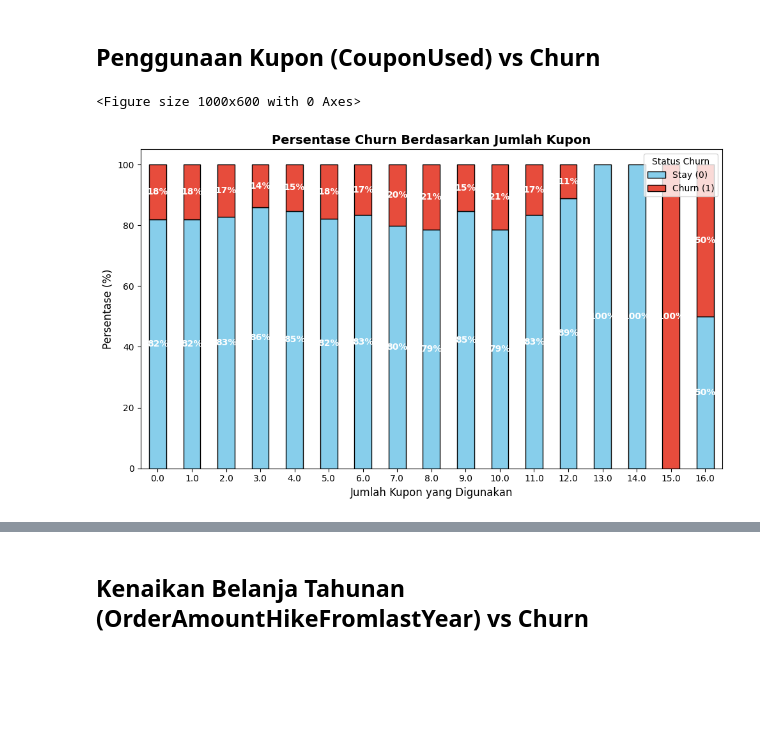
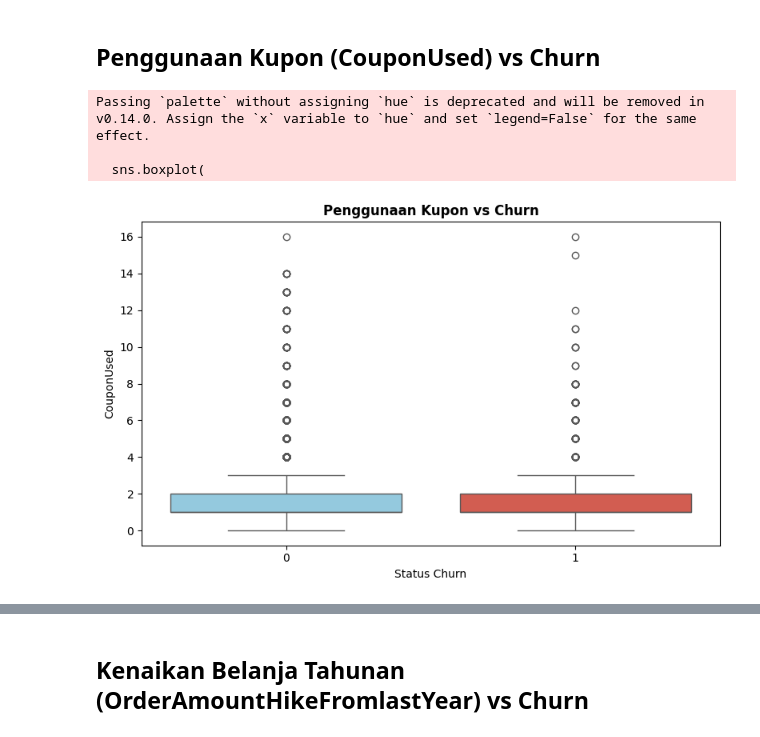
Before and after one commit to FarhanBud/ecommerce-customer-churn-prediciton-finpro, a Jupyter notebook: ECommerceChurn-Finpro.ipynb, the cells around one changed output, grey strips where cells are left out. Drawn from its saved outputs; the diff is of its cells as text; code cells hidden in the pictures; blank space fills up the shorter version.

```diff
--- a/ECommerceChurn-Finpro.ipynb
+++ b/ECommerceChurn-Finpro.ipynb
@@ -1029,32 +998,21 @@ Grafik memperlihatkan bahwa sebagian besar pelanggan memiliki 3 hingga 4 perangk
 # %% [markdown]
 ## Penggunaan Kupon (CouponUsed) vs Churn
 # %%
-plt.figure(figsize=(10, 6))
+plt.figure(figsize=(8, 5))
 
-ct = pd.crosstab(df['CouponUsed'], df['Churn'], normalize='index') * 100
+sns.boxplot(
+    x='Churn',
+    y='CouponUsed',
+    data=df,
+    palette={'0': 'skyblue', '1': '#e74c3c'}
+)
 
-ax = ct.plot(kind='bar', stacked=True, color=['skyblue', '#e74c3c'], figsize=(10,6), edgecolor='black')
-
-plt.title('Persentase Churn Berdasarkan Jumlah Kupon', fontweight='bold', fontsize=14)
-plt.xlabel('Jumlah Kupon yang Digunakan', fontsize=12)
-plt.ylabel('Persentase (%)', fontsize=12)
-plt.legend(title='Status Churn', labels=['Stay (0)', 'Churn (1)'], loc='upper right')
-plt.xticks(rotation=0)
-
-for p in ax.patches:
-    width, height = p.get_width(), p.get_height()
-    x, y = p.get_xy()
-    if height > 5:
-        ax.text(x+width/2,
-                y+height/2,
-                f'{height:.0f}%',
-                horizontalalignment='center',
-                verticalalignment='center',
-                color='white',
-                fontweight='bold')
-
+plt.title('Penggunaan Kupon vs Churn', fontweight='bold')
+plt.xlabel('Status Churn')
 plt.tight_layout()
 plt.show()
 # %% [output]
-<Figure size 1000x600 with 0 Axes>
+Passing `palette` without assigning `hue` is deprecated and will be removed in v0.14.0. Assign the `x` variable to `hue` and set `legend=False` for the same effect.
+
+  sns.boxplot(
-[figure, old version]
+[figure, new version]
```
Also changed, not shown: parts of 18 cells of this notebook.
